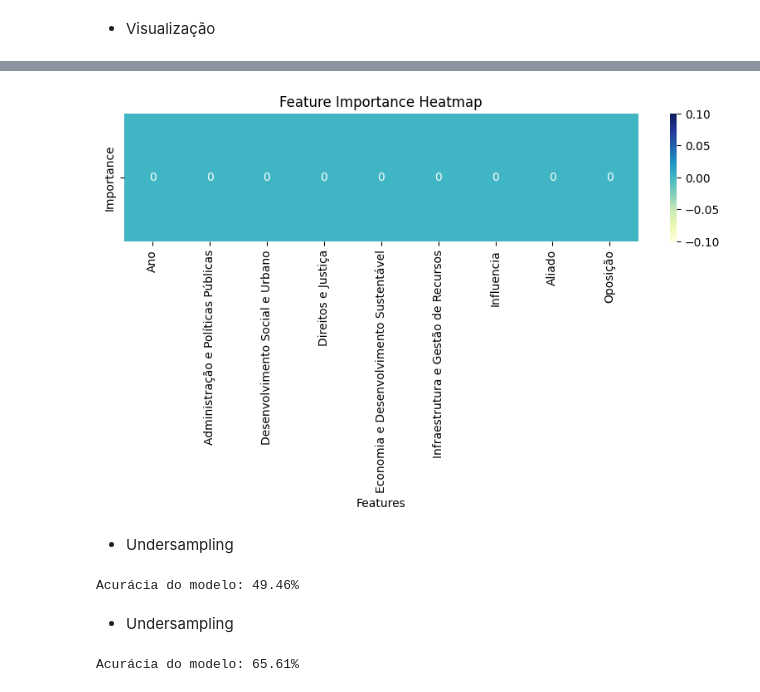
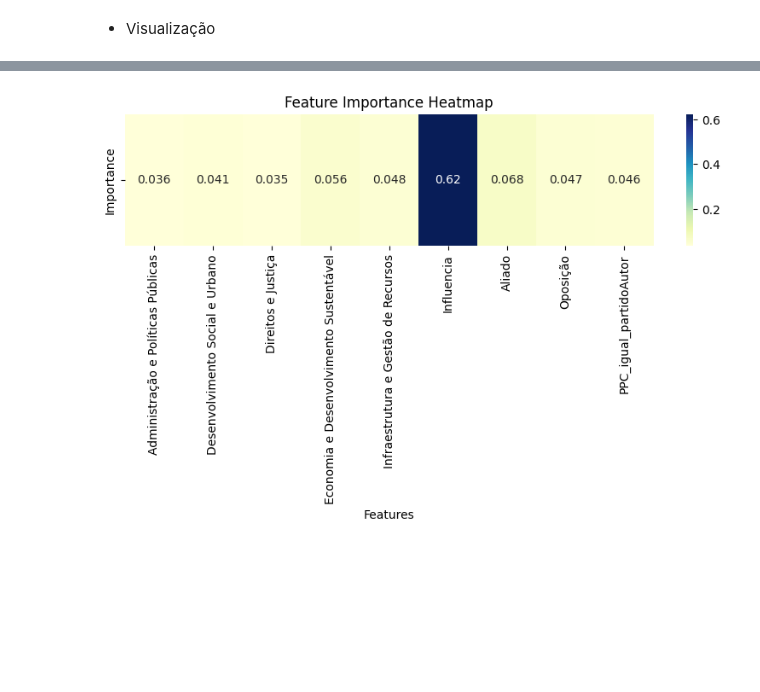
Before and after one commit to adriel1ft/NN_project, a Jupyter notebook: teste_arvore.ipynb, the cells around one changed output, grey strips where cells are left out. Drawn from its saved outputs; the diff is of its cells as text; code cells hidden in the pictures; blank space fills up the shorter version.

```diff
--- a/teste_arvore.ipynb
+++ b/teste_arvore.ipynb
@@ -58,8 +112,8 @@ Name: count, dtype: int64
 # %%
 colunas = df.columns.tolist()
 # %%
-x = df[colunas[5:-3]]
-y = df[colunas[-1]]
+x = df[colunas[5:-2]]
+y = df[colunas[-2]]
 
 x
 # %% [output]
@@ -90,0 +135,6 @@ ValueError: could not convert string to float: '662.768.031.189.083'
+# %%
+#undersample = RandomUnderSampler(sampling_strategy=1.0) #para igualar as classes
+#undersample = RandomUnderSampler(sampling_strategy=0.428) #70% 30%
+undersample = RandomUnderSampler(sampling_strategy=0.308)
+
+x_sample, y_sample = undersample.fit_resample(x, y)
@@ -90,0 +169,13 @@ ValueError: could not convert string to float: '662.768.031.189.083'
+# %%
+x_train_s, x_test_s, y_train_s, y_test_s = train_test_split(x_sample, y_sample, test_size=0.3, random_state=42)
+# %%
+#penalização customizada
+#class_w = {0: 1, 1: 10}
+
+clf_s = DecisionTreeClassifier(class_weight='balanced')
+
+#clf_s = DecisionTreeClassifier()
+clf_s.fit(x_train_s, y_train_s)
+
+y_pred_prob = clf_s.predict_proba(x_test_s)
+y_pred_s = clf_s.predict(x_test_s)
@@ -147,55 +274,13 @@ plt.show()
 # %%
 feature_names = x.columns
-importances = clf.feature_importances_
+importances = clf_s.feature_importances_
 
 importance_df = pd.DataFrame(importances.reshape(1, -1), columns=feature_names)
 
 plt.figure(figsize=(10, 2))
 sns.heatmap(importance_df, annot=True, cmap="YlGnBu", cbar=True, xticklabels=feature_names, yticklabels=["Importance"])
 plt.title('Feature Importance Heatmap')
 plt.xlabel('Features')
 plt.show()
 # %% [output]
-[figure, old version]
+[figure, new version]
-# %% [markdown]
-- Undersampling
-# %%
-from imblearn.under_sampling import RandomUnderSampler
-
-undersample = RandomUnderSampler(sampling_strategy='majority')
-x_sample, y_sample = undersample.fit_resample(x, y)
-
-x_train, x_test, y_train, y_test = train_test_split(x_sample, y_sample, test_size=0.3, random_state=42)
-
-#penalização customizada
-class_w = {0: 1, 1: 10}
-
-clf = DecisionTreeClassifier(class_weight='balanced')
-clf.fit(x_train, y_train)
-y_pred = clf.predict(x_test)
-
-accuracy = accuracy_score(y_test, y_pred)
-print(f'Acurácia do modelo: {accuracy*100:.2f}%')
-# %% [output]
-Acurácia do modelo: 49.46%
-# %% [markdown]
-- Undersampling
-# %%
-from imblearn.under_sampling import RandomUnderSampler
-
-undersample = RandomUnderSampler(sampling_strategy=0.5)
-x_sample, y_sample = undersample.fit_resample(x, y)
-
-x_train, x_test, y_train, y_test = train_test_split(x_sample, y_sample, test_size=0.3, random_state=42)
-
-#penalização customizada
-class_w = {0: 1, 1: 10}
-
-clf = DecisionTreeClassifier(class_weight='balanced')
-clf.fit(x_train, y_train)
-y_pred = clf.predict(x_test)
-
-accuracy = accuracy_score(y_test, y_pred)
-print(f'Acurácia do modelo: {accuracy*100:.2f}%')
-# %% [output]
-Acurácia do modelo: 65.61%
```
Also changed, not shown: parts of 39 cells of this notebook, 9 other files.
